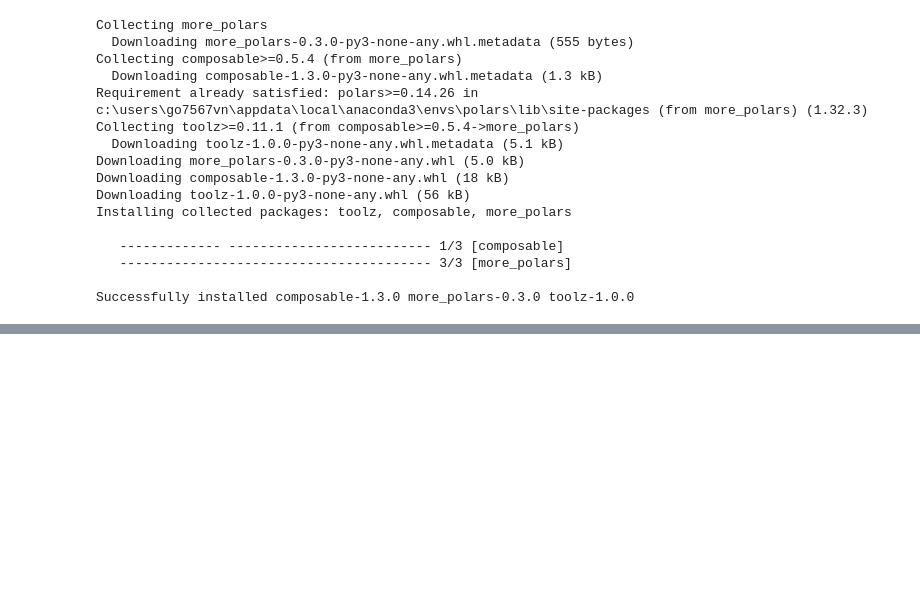
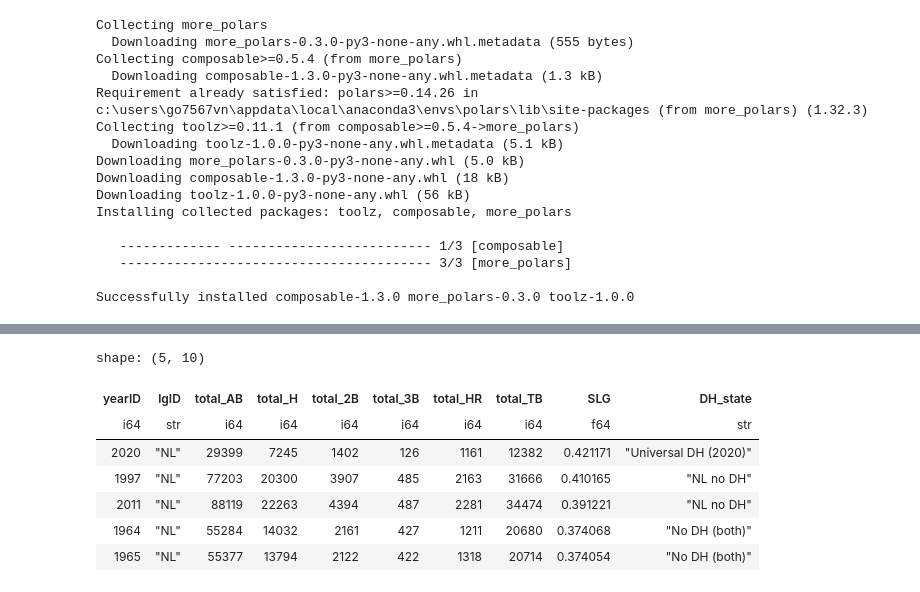
Before and after one commit to akmtamimahmed/Lab-1.2, a Jupyter notebook: data/comparing_league_wide_ERA.ipynb, the cells around one changed output, grey strips where cells are left out. Drawn from its saved outputs; the diff is of its cells as text; code cells hidden in the pictures; blank space fills up the shorter version.

```diff
--- a/data/comparing_league_wide_ERA.ipynb
+++ b/data/comparing_league_wide_ERA.ipynb
@@ -44,4 +44,4 @@ Installing collected packages: toolz, composable, more_polars
 Successfully installed composable-1.3.0 more_polars-0.3.0 toolz-1.0.0
 # %%
 import polars as pl
-pl.Config.with_columns_kwargs = True
+from pathlib import Path
@@ -184,0 +151,11 @@ Link to the data repository: https://github.com/akmtamimahmed/Lab-1.2/tree/main/
+# %%
+pl.read_csv("league_slugging_by_year.csv").head()
+# %% [output]
+shape: (5, 10)
+| yearID | lgID | total_AB | total_H | total_2B | total_3B | total_HR | total_TB | SLG | DH_state |
+| i64 | str | i64 | i64 | i64 | i64 | i64 | i64 | f64 | str |
+| 2020 | "NL" | 29399 | 7245 | 1402 | 126 | 1161 | 12382 | 0.421171 | "Universal DH (2020)" |
+| 1997 | "NL" | 77203 | 20300 | 3907 | 485 | 2163 | 31666 | 0.410165 | "NL no DH" |
+| 2011 | "NL" | 88119 | 22263 | 4394 | 487 | 2281 | 34474 | 0.391221 | "NL no DH" |
+| 1964 | "NL" | 55284 | 14032 | 2161 | 427 | 1211 | 20680 | 0.374068 | "No DH (both)" |
+| 1965 | "NL" | 55377 | 13794 | 2122 | 422 | 1318 | 20714 | 0.374054 | "No DH (both)" |
```
Also changed, not shown: parts of 11 cells of this notebook, 4 other files.
